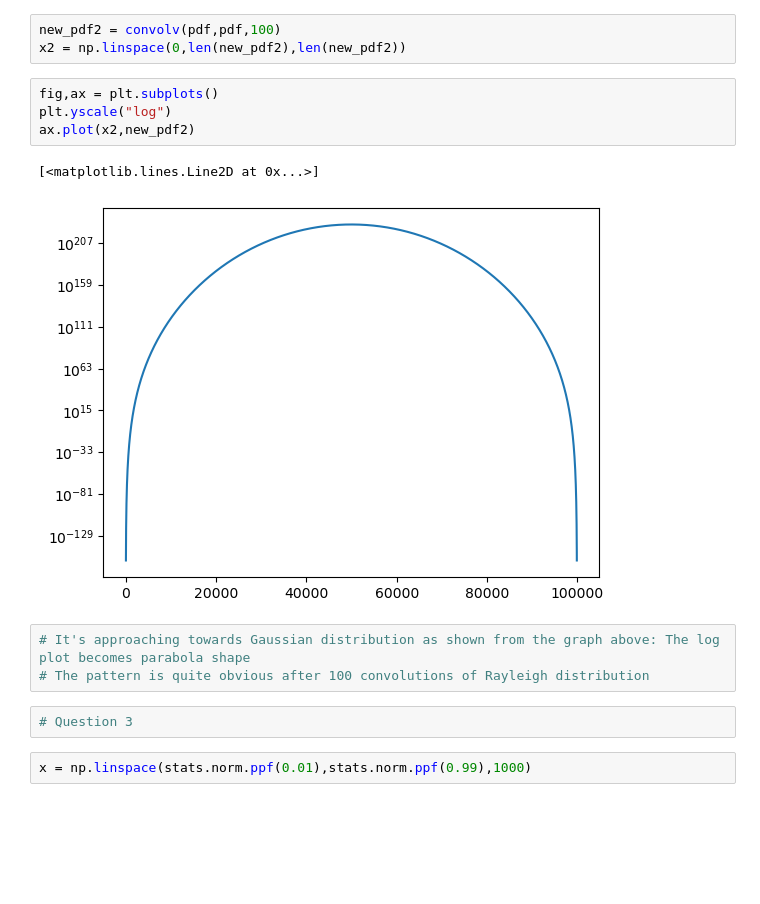
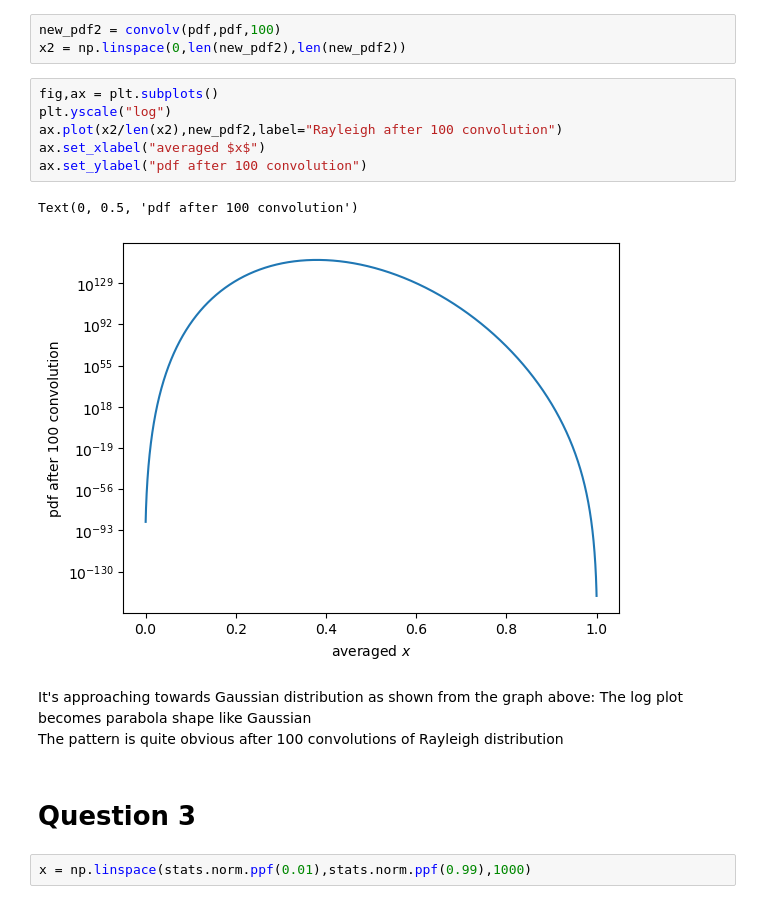
Before and after one commit to AurelianoLZA/Phys_434, a Jupyter notebook: Lab 2.ipynb, the cells around one changed output. Cells and saved outputs as stored; diff of their text form; blank space fills up the shorter version.

```diff
--- a/Lab 2.ipynb
+++ b/Lab 2.ipynb
@@ -128,15 +148,17 @@ x2 = np.linspace(0,len(new_pdf2),len(new_pdf2))
 # %%
 fig,ax = plt.subplots()
 plt.yscale("log")
-ax.plot(x2,new_pdf2)
+ax.plot(x2/len(x2),new_pdf2,label="Rayleigh after 100 convolution")
+ax.set_xlabel("averaged $x$")
+ax.set_ylabel("pdf after 100 convolution")
 # %% [output]
-[<matplotlib.lines.Line2D at 0x...>]
+Text(0, 0.5, 'pdf after 100 convolution')
-[figure, old version]
+[figure, new version]
-# %%
-# It's approaching towards Gaussian distribution as shown from the graph above: The log plot becomes parabola shape
-# The pattern is quite obvious after 100 convolutions of Rayleigh distribution
-# %%
-# Question 3
+# %% [markdown]
+It's approaching towards Gaussian distribution as shown from the graph above: The log plot becomes parabola shape like Gaussian\
+The pattern is quite obvious after 100 convolutions of Rayleigh distribution
+# %% [markdown]
+# Question 3
 # %%
 x = np.linspace(stats.norm.ppf(0.01),stats.norm.ppf(0.99),1000)
 # %%
```
Also changed, not shown: parts of 65 cells of this notebook.
